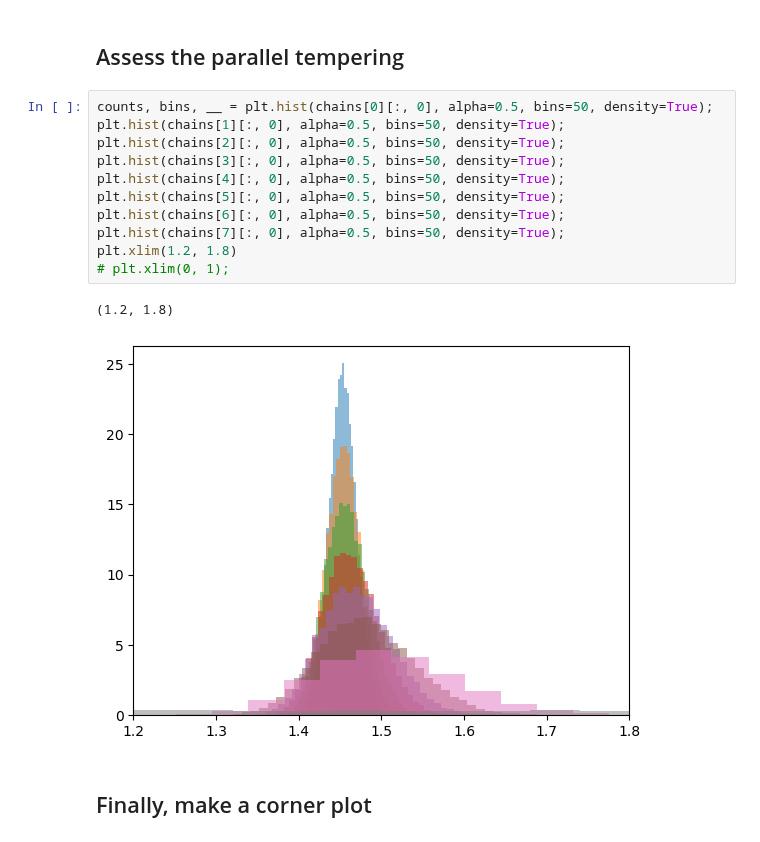
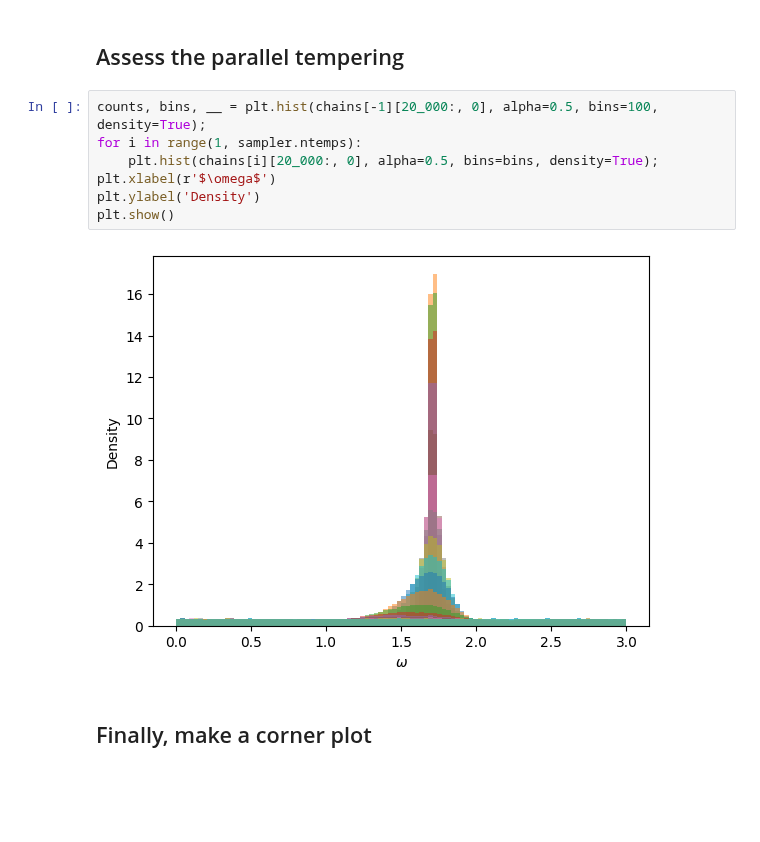
Before and after one commit to AaronDJohnson/impulse_mcmc, a Jupyter notebook: examples/sinusoidal_model.ipynb, the cells around one changed output. Drawn from its saved outputs; the diff is of its cells as text; blank space fills up the shorter version.

```diff
--- a/examples/sinusoidal_model.ipynb
+++ b/examples/sinusoidal_model.ipynb
@@ -115,19 +118,14 @@ plt.show()
 # %% [markdown]
 ## Assess the parallel tempering
-# %%
-counts, bins, __ = plt.hist(chains[0][:, 0], alpha=0.5, bins=50, density=True);
-plt.hist(chains[1][:, 0], alpha=0.5, bins=50, density=True);
-plt.hist(chains[2][:, 0], alpha=0.5, bins=50, density=True);
-plt.hist(chains[3][:, 0], alpha=0.5, bins=50, density=True);
-plt.hist(chains[4][:, 0], alpha=0.5, bins=50, density=True);
-plt.hist(chains[5][:, 0], alpha=0.5, bins=50, density=True);
-plt.hist(chains[6][:, 0], alpha=0.5, bins=50, density=True);
-plt.hist(chains[7][:, 0], alpha=0.5, bins=50, density=True);
-plt.xlim(1.2, 1.8)
-# plt.xlim(0, 1);
-# %% [output]
-(1.2, 1.8)
-[figure, removed]
+# %%
+counts, bins, __ = plt.hist(chains[-1][20_000:, 0], alpha=0.5, bins=100, density=True);
+for i in range(1, sampler.ntemps):
+    plt.hist(chains[i][20_000:, 0], alpha=0.5, bins=bins, density=True);
+plt.xlabel(r'$\omega$')
+plt.ylabel('Density')
+plt.show()
+# %% [output]
+[figure, added]
 # %% [markdown]
 ## Finally, make a corner plot
 # %%
```
Also changed, not shown: parts of 11 cells of this notebook, 1 other file.
